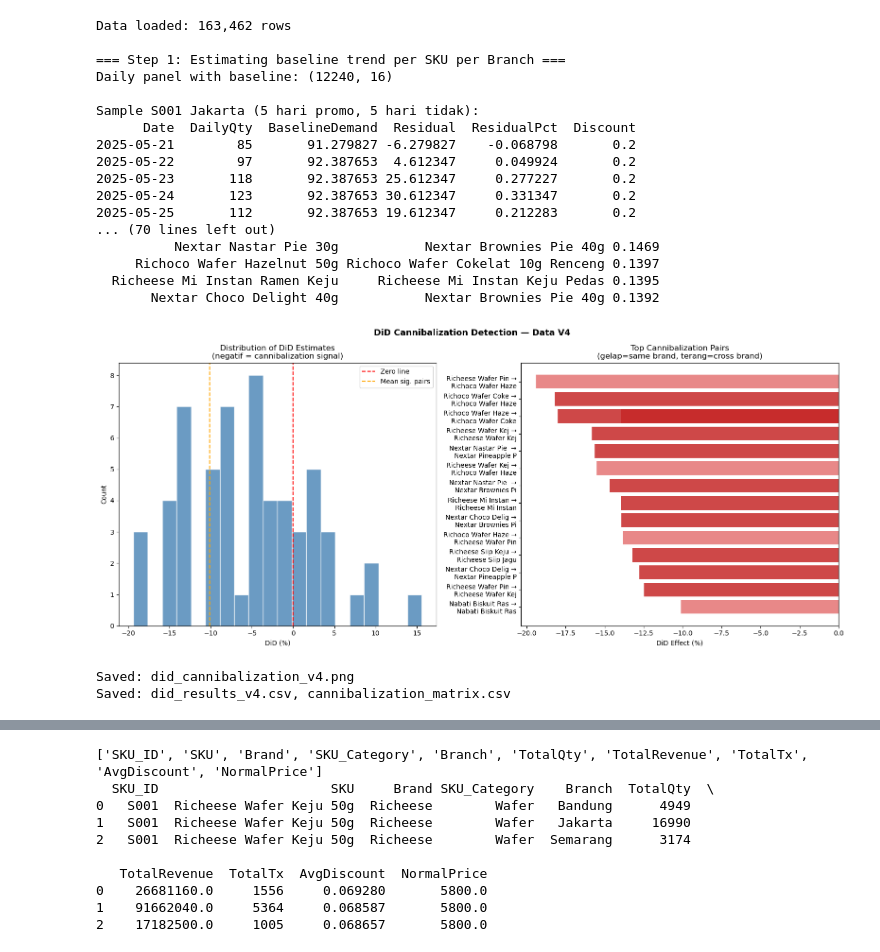
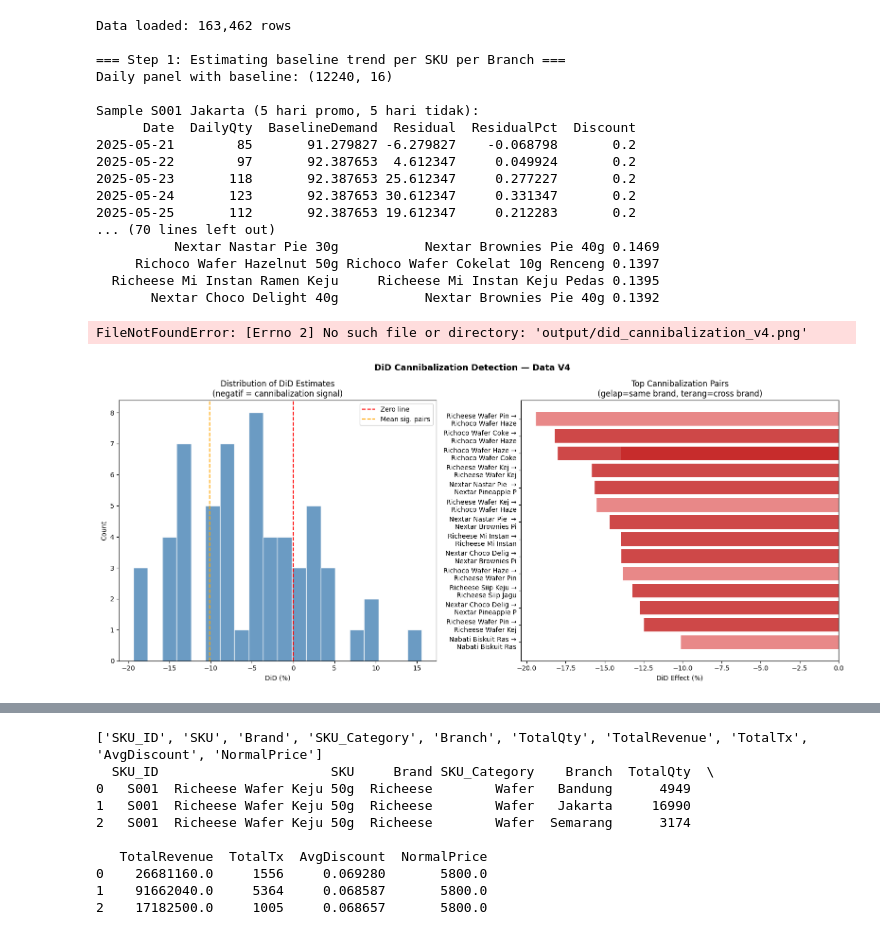
Before and after one commit to erlmf/capstone-project, a Jupyter notebook: generate_new_data_v4_fix.ipynb, the cells around one changed output, grey strips where cells are left out. Cells and saved outputs as stored; diff of their text form; code cells hidden in the pictures.

```diff
--- a/generate_new_data_v4_fix.ipynb
+++ b/generate_new_data_v4_fix.ipynb
@@ -336,8 +10,8 @@ import matplotlib.pyplot as plt
 import seaborn as sns
 
 # ── Load data v4 ─────────────────────────────────────────────────────────────
-df1 = pd.read_csv('transaction_1_v4.csv')
-df2 = pd.read_csv('transaction_2_v4.csv')
+df1 = pd.read_csv('data/transaction_1_v4.csv')
+df2 = pd.read_csv('data/transaction_2_v4.csv')
 df  = pd.concat([df1, df2], ignore_index=True)
 df['Date'] = pd.to_datetime(df['DateTime']).dt.date
 df['Date'] = pd.to_datetime(df['Date'])
@@ -602,38 +276,37 @@ if len(sig) > 0:
     colors = ['#C62828' if sb else '#E57373' for sb in top['SameBrand']]
     ax.barh(top['Pair'], top['DiD_Pct'], color=colors, alpha=0.85)
     ax.axvline(0, color='black', linewidth=0.8)
     ax.set_xlabel('DiD Effect (%)')
     ax.set_title('Top Cannibalization Pairs\n(gelap=same brand, terang=cross brand)')
     ax.invert_yaxis()
 else:
     ax.text(0.5, 0.5, 'No significant pairs', ha='center', va='center')
 
 plt.tight_layout()
-plt.savefig('did_cannibalization_v4.png', dpi=120, bbox_inches='tight')
+plt.savefig('output/did_cannibalization_v4.png', dpi=120, bbox_inches='tight')
 plt.show()
-print("Saved: did_cannibalization_v4.png")
+print("Saved: output/did_cannibalization_v4.png")
 
-did_df.to_csv('did_results_v4.csv', index=False)
-matrix.to_csv('cannibalization_matrix.csv')
-print("Saved: did_results_v4.csv, cannibalization_matrix.csv")
+did_df.to_csv('output/did_results_v4.csv', index=False)
+matrix.to_csv('output/cannibalization_matrix.csv')
+print("Saved: output/did_results_v4.csv, output/cannibalization_matrix.csv")
 # %% [output]
 Data loaded: 163,462 rows
 
 === Step 1: Estimating baseline trend per SKU per Branch ===
 Daily panel with baseline: (12240, 16)
 
 Sample S001 Jakarta (5 hari promo, 5 hari tidak):
       Date  DailyQty  BaselineDemand  Residual  ResidualPct  Discount
 2025-05-21        85       91.279827 -6.279827    -0.068798       0.2
 2025-05-22        97       92.387653  4.612347     0.049924       0.2
 2025-05-23       118       92.387653 25.612347     0.277227       0.2
 2025-05-24       123       92.387653 30.612347     0.331347       0.2
 2025-05-25       112       92.387653 19.612347     0.212283       0.2
 ... (70 lines left out)
           Nextar Nastar Pie 30g           Nextar Brownies Pie 40g 0.1469
      Richoco Wafer Hazelnut 50g Richoco Wafer Cokelat 10g Renceng 0.1397
   Richeese Mi Instan Ramen Keju     Richeese Mi Instan Keju Pedas 0.1395
        Nextar Choco Delight 40g           Nextar Brownies Pie 40g 0.1392
+FileNotFoundError: [Errno 2] No such file or directory: 'output/did_cannibalization_v4.png'
-[figure, old version]
+[figure, new version]
-Saved: did_cannibalization_v4.png
-Saved: did_results_v4.csv, cannibalization_matrix.csv
```
Also changed, not shown: parts of 14 cells of this notebook, 6 other files.
